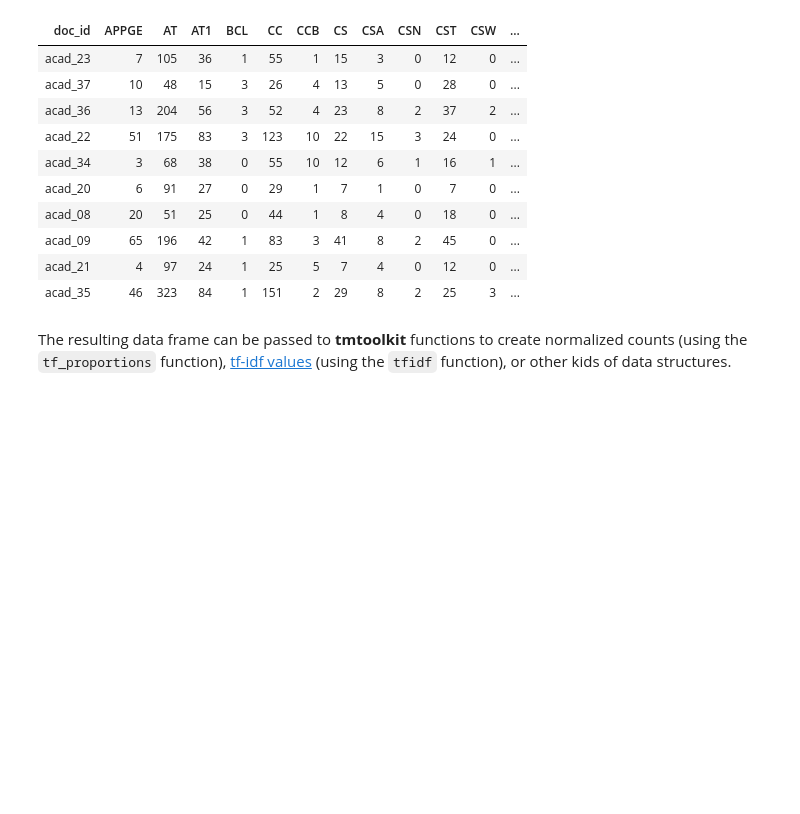
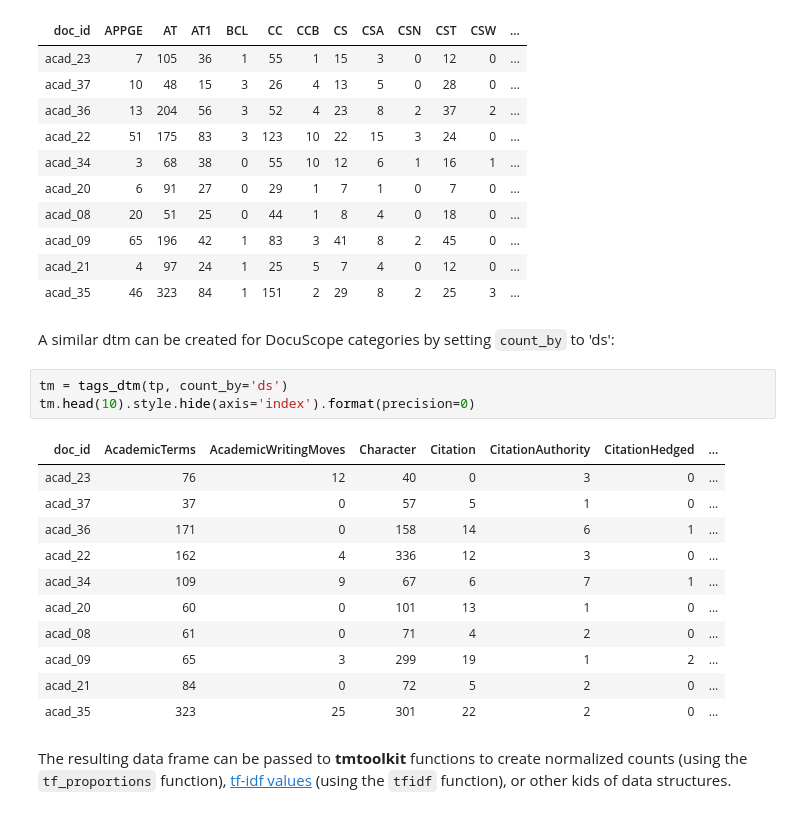
Before and after one commit to browndw/docuscospacy, a Jupyter notebook: docs/source/corpus_analysis.ipynb, the cells around one changed output. Drawn from its saved outputs; the diff is of its cells as text; blank space fills up the shorter version.

```diff
--- a/docs/source/corpus_analysis.ipynb
+++ b/docs/source/corpus_analysis.ipynb
@@ -484,6 +500,23 @@ tm.head(10).style.hide(axis='index').format(precision=0)
 | acad_09 | 65 | 196 | 42 | 1 | 83 | 3 | 41 | 8 | 2 | 45 | 0 | ... |
 | acad_21 | 4 | 97 | 24 | 1 | 25 | 5 | 7 | 4 | 0 | 12 | 0 | ... |
 | acad_35 | 46 | 323 | 84 | 1 | 151 | 2 | 29 | 8 | 2 | 25 | 3 | ... |
+# %% [markdown]
+A similar dtm can be created for DocuScope categories by setting `count_by` to 'ds':
+# %%
+tm = tags_dtm(tp, count_by='ds')
+tm.head(10).style.hide(axis='index').format(precision=0)
+# %% [output]
+| doc_id | AcademicTerms | AcademicWritingMoves | Character | Citation | CitationAuthority | CitationHedged | ... |
+| acad_23 | 76 | 12 | 40 | 0 | 3 | 0 | ... |
+| acad_37 | 37 | 0 | 57 | 5 | 1 | 0 | ... |
+| acad_36 | 171 | 0 | 158 | 14 | 6 | 1 | ... |
+| acad_22 | 162 | 4 | 336 | 12 | 3 | 0 | ... |
+| acad_34 | 109 | 9 | 67 | 6 | 7 | 1 | ... |
+| acad_20 | 60 | 0 | 101 | 13 | 1 | 0 | ... |
+| acad_08 | 61 | 0 | 71 | 4 | 2 | 0 | ... |
+| acad_09 | 65 | 3 | 299 | 19 | 1 | 2 | ... |
+| acad_21 | 84 | 0 | 72 | 5 | 2 | 0 | ... |
+| acad_35 | 323 | 25 | 301 | 22 | 2 | 0 | ... |
 # %% [markdown]
 The resulting data frame can be passed to **tmtoolkit** functions to create normalized counts (using the `tf_proportions` function), [tf-idf values](https://tmtoolkit.readthedocs.io/en/latest/bow.html#Term-frequency%E2%80%93inverse-document-frequency-transformation-(tf-idf)) (using the `tfidf` function), or other kids of data structures.
 # %%
```
Also changed, not shown: parts of 12 cells of this notebook, 1 other file.
